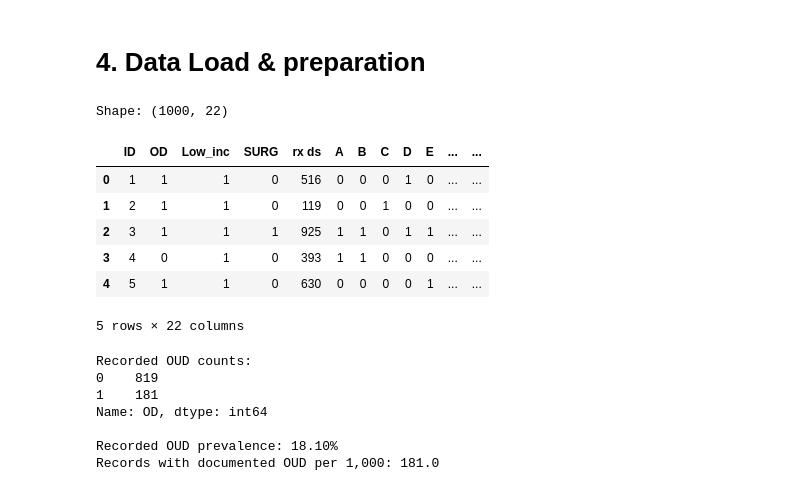
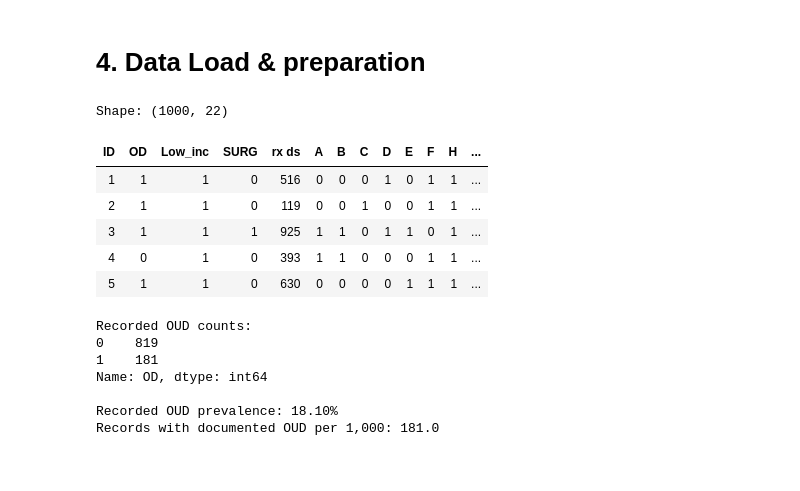
Before and after one commit to IE-ML-for-Healthcare/RAI_opioid_risk_prevention, a Jupyter notebook: ML4HL_OD_RAI_toolbox.ipynb, the cells around one changed output. Saved outputs shown, nothing was run; the diff lists cells and outputs as text; code cells hidden in the pictures.

```diff
--- a/ML4HL_OD_RAI_toolbox.ipynb
+++ b/ML4HL_OD_RAI_toolbox.ipynb
@@ -129,19 +129,21 @@ _RAI=True, _INTERPRET=True, _ERRANALYSIS=True, _FAIRLEARN=True, _DICE=True, _ECO
 # %%
 # Path to your CSV (update if needed for your system)
 DATA_PATH = "./Data/opiod_raw_data.csv"
 
 df_raw = pd.read_csv(DATA_PATH)
 print("Shape:", df_raw.shape)
-df_raw.head()
+display(
+    df_raw.head().style
+    .hide(axis="index")
+)
 # %% [output]
 Shape: (1000, 22)
-|  | ID | OD | Low_inc | SURG | rx ds | A | B | C | D | E | ... | ... |
-| 0 | 1 | 1 | 1 | 0 | 516 | 0 | 0 | 0 | 1 | 0 | ... | ... |
-| 1 | 2 | 1 | 1 | 0 | 119 | 0 | 0 | 1 | 0 | 0 | ... | ... |
-| 2 | 3 | 1 | 1 | 1 | 925 | 1 | 1 | 0 | 1 | 1 | ... | ... |
-| 3 | 4 | 0 | 1 | 0 | 393 | 1 | 1 | 0 | 0 | 0 | ... | ... |
-| 4 | 5 | 1 | 1 | 0 | 630 | 0 | 0 | 0 | 0 | 1 | ... | ... |
+| ID | OD | Low_inc | SURG | rx ds | A | B | C | D | E | F | H | ... |
+| 1 | 1 | 1 | 0 | 516 | 0 | 0 | 0 | 1 | 0 | 1 | 1 | ... |
+| 2 | 1 | 1 | 0 | 119 | 0 | 0 | 1 | 0 | 0 | 1 | 1 | ... |
+| 3 | 1 | 1 | 1 | 925 | 1 | 1 | 0 | 1 | 1 | 0 | 1 | ... |
+| 4 | 0 | 1 | 0 | 393 | 1 | 1 | 0 | 0 | 0 | 1 | 1 | ... |
+| 5 | 1 | 1 | 0 | 630 | 0 | 0 | 0 | 0 | 1 | 1 | 1 | ... |
-5 rows × 22 columns
 # %%
 # Recorded OUD prevalence and missingness
 
```
Also changed, not shown: parts of 13 cells of this notebook.
